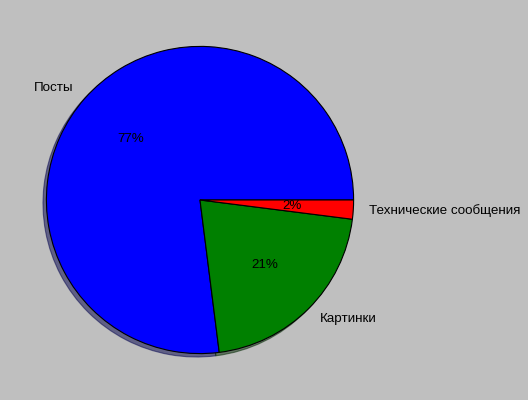
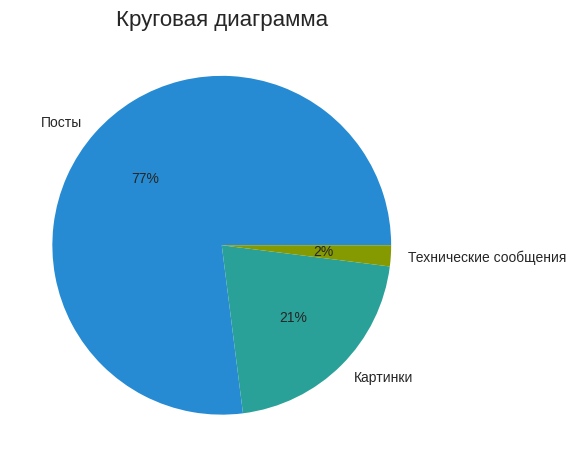
Unified diff of the notebook cell whose output changed from the first chart to the second:
--- before
+++ after
@@ -1,7 +1,7 @@
 sizes = [posts_num, pics_num, tech_num]
 labels = ['Посты', 'Картинки', 'Технические сообщения']
-plt.pie(sizes, labels=labels, autopct='%d%%', shadow=True)
+plt.pie(sizes, labels=labels, autopct='%d%%')
 
 plt.style.use("seaborn-v0_8-dark")
-plt.plot("Круговая диаграмма")
+plt.title("Круговая диаграмма")
 plt.show()

Commit: Создано в Colab